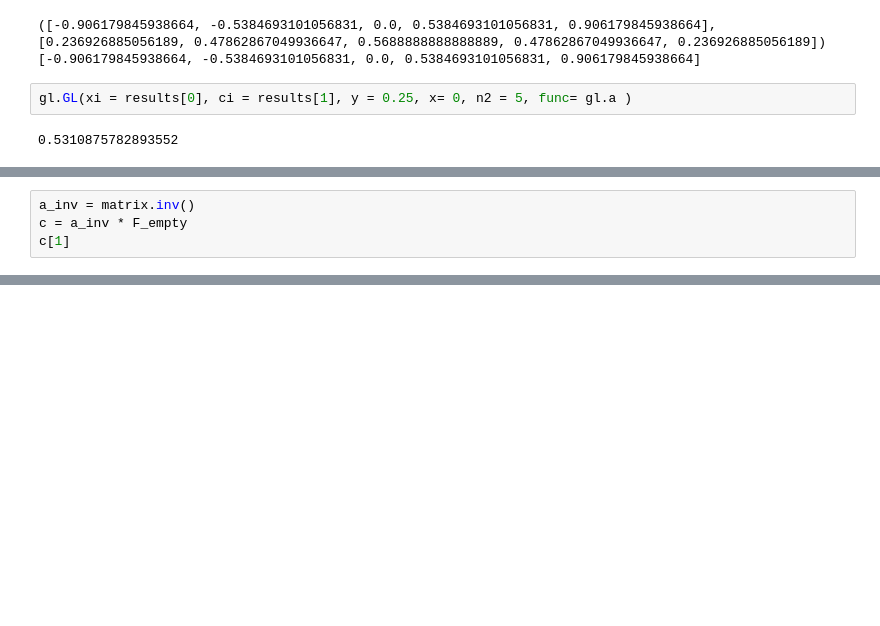
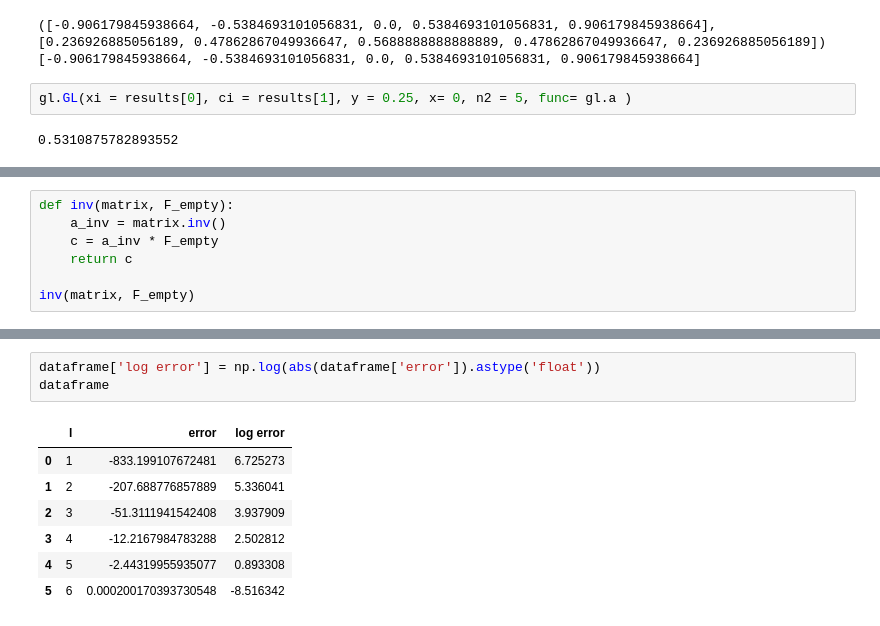
Before and after one commit to weiyuanoh/FYP, a Jupyter notebook: Main.ipynb, the cells around one changed output, grey strips where cells are left out. Cells and saved outputs as stored; diff of their text form; blank space fills up the shorter version.

```diff
--- a/Main.ipynb
+++ b/Main.ipynb
@@ -116,5 +135,8 @@ $\displaystyle \left[\begin{matrix}1.00129127391868\\1.23598024222926\\1.4264982
 # %%
-a_inv = matrix.inv()
-c = a_inv * F_empty
-c[1]
+def inv(matrix, F_empty):
+    a_inv = matrix.inv()
+    c = a_inv * F_empty
+    return c
+
+inv(matrix, F_empty)
 # %% [output]
@@ -125,0 +216,11 @@ for i in ijlist:
+# %%
+dataframe['log error'] = np.log(abs(dataframe['error']).astype('float'))
+dataframe
+# %% [output]
+|  | l | error | log error |
+| 0 | 1 | -833.199107672481 | 6.725273 |
+| 1 | 2 | -207.688776857889 | 5.336041 |
+| 2 | 3 | -51.3111941542408 | 3.937909 |
+| 3 | 4 | -12.2167984783288 | 2.502812 |
+| 4 | 5 | -2.44319955935077 | 0.893308 |
+| 5 | 6 | 0.000200170393730548 | -8.516342 |
```
Also changed, not shown: parts of 13 cells of this notebook.
